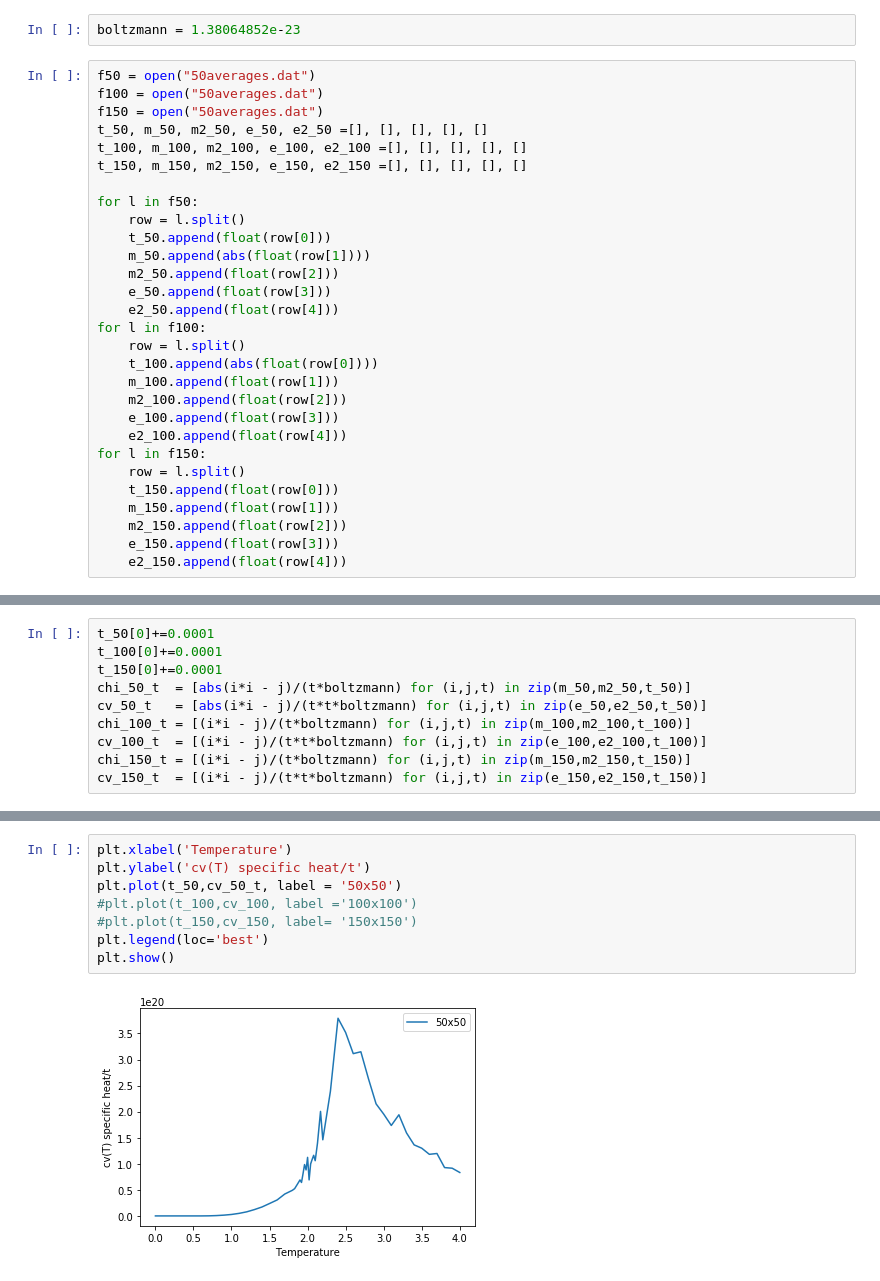
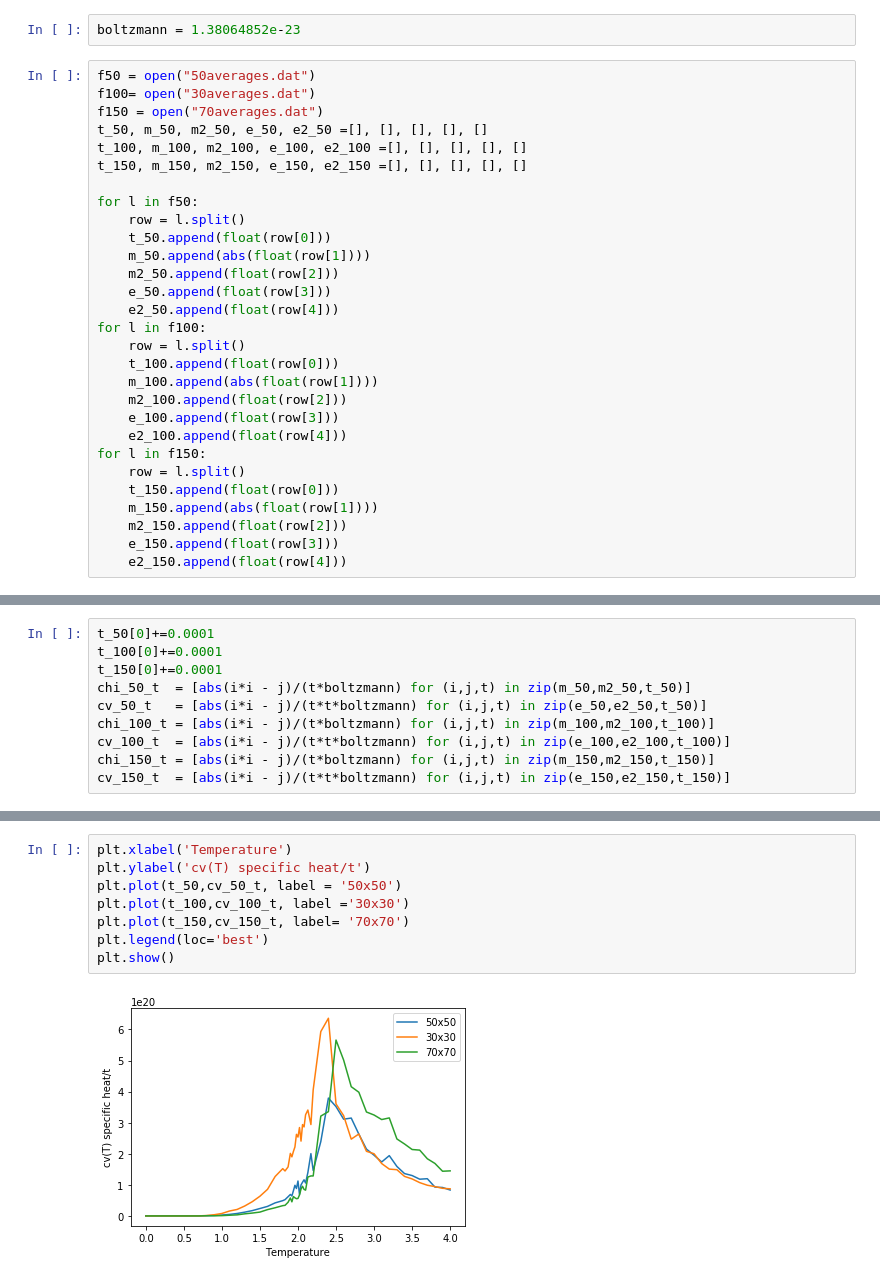
Before and after one commit to MirunaSeme/Simulation-Methods, a Jupyter notebook: assignment-3/Assignment3_IsingModel/PlotCurves.ipynb, the cells around one changed output, grey strips where cells are left out. Saved outputs shown, nothing was run; the diff lists cells and outputs as text.

```diff
--- a/assignment-3/Assignment3_IsingModel/PlotCurves.ipynb
+++ b/assignment-3/Assignment3_IsingModel/PlotCurves.ipynb
@@ -5,8 +5,8 @@ import matplotlib.pyplot as plt
 boltzmann = 1.38064852e-23
 # %%
 f50 = open("50averages.dat")
-f100 = open("50averages.dat")
-f150 = open("50averages.dat")
+f100= open("30averages.dat")
+f150 = open("70averages.dat")
 t_50, m_50, m2_50, e_50, e2_50 =[], [], [], [], []
 t_100, m_100, m2_100, e_100, e2_100 =[], [], [], [], []
 t_150, m_150, m2_150, e_150, e2_150 =[], [], [], [], []
@@ -20,15 +20,15 @@ for l in f50:
     e2_50.append(float(row[4]))
 for l in f100:
     row = l.split()
-    t_100.append(abs(float(row[0])))
-    m_100.append(float(row[1]))
+    t_100.append(float(row[0]))
+    m_100.append(abs(float(row[1])))
     m2_100.append(float(row[2]))
     e_100.append(float(row[3]))
     e2_100.append(float(row[4]))
 for l in f150:
     row = l.split()
     t_150.append(float(row[0]))
-    m_150.append(float(row[1]))
+    m_150.append(abs(float(row[1])))
     m2_150.append(float(row[2]))
     e_150.append(float(row[3]))
     e2_150.append(float(row[4]))
@@ -99,10 +85,10 @@ t_100[0]+=0.0001
 t_150[0]+=0.0001
 chi_50_t  = [abs(i*i - j)/(t*boltzmann) for (i,j,t) in zip(m_50,m2_50,t_50)]
 cv_50_t   = [abs(i*i - j)/(t*t*boltzmann) for (i,j,t) in zip(e_50,e2_50,t_50)]
-chi_100_t = [(i*i - j)/(t*boltzmann) for (i,j,t) in zip(m_100,m2_100,t_100)]
-cv_100_t  = [(i*i - j)/(t*t*boltzmann) for (i,j,t) in zip(e_100,e2_100,t_100)]
-chi_150_t = [(i*i - j)/(t*boltzmann) for (i,j,t) in zip(m_150,m2_150,t_150)]
-cv_150_t  = [(i*i - j)/(t*t*boltzmann) for (i,j,t) in zip(e_150,e2_150,t_150)]
+chi_100_t = [abs(i*i - j)/(t*boltzmann) for (i,j,t) in zip(m_100,m2_100,t_100)]
+cv_100_t  = [abs(i*i - j)/(t*t*boltzmann) for (i,j,t) in zip(e_100,e2_100,t_100)]
+chi_150_t = [abs(i*i - j)/(t*boltzmann) for (i,j,t) in zip(m_150,m2_150,t_150)]
+cv_150_t  = [abs(i*i - j)/(t*t*boltzmann) for (i,j,t) in zip(e_150,e2_150,t_150)]
 # %%
 plt.xlabel('Temperature')
 plt.ylabel('chi(T) magnetic susceptibility/t')
@@ -116,10 +102,10 @@ plt.show()
 # %%
 plt.xlabel('Temperature')
 plt.ylabel('cv(T) specific heat/t')
 plt.plot(t_50,cv_50_t, label = '50x50')
-#plt.plot(t_100,cv_100, label ='100x100')
-#plt.plot(t_150,cv_150, label= '150x150')
+plt.plot(t_100,cv_100_t, label ='30x30')
+plt.plot(t_150,cv_150_t, label= '70x70')
 plt.legend(loc='best')
 plt.show()
 # %% [output]
-[figure, old version]
+[figure, new version]
```
Also changed, not shown: parts of 7 cells of this notebook, 17 other files.
